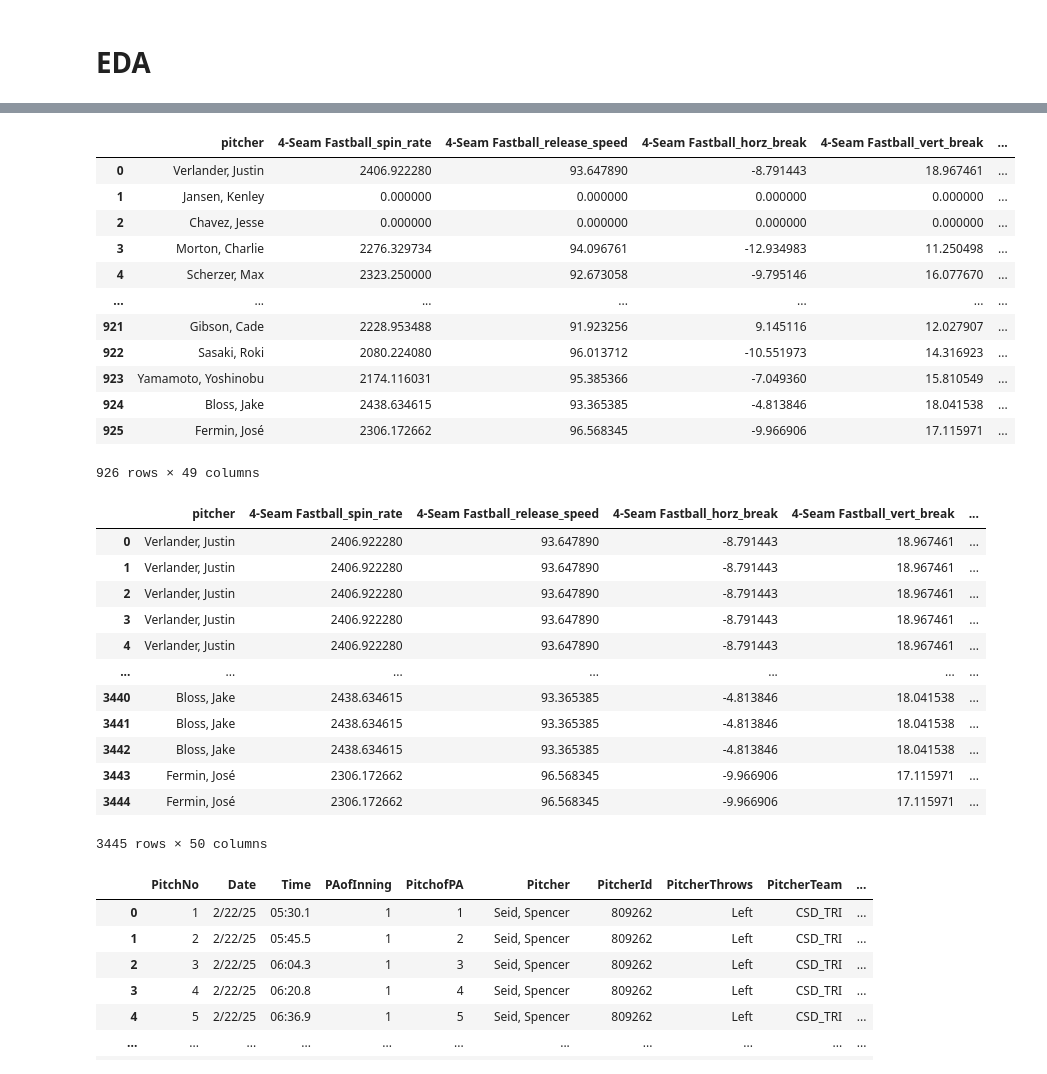
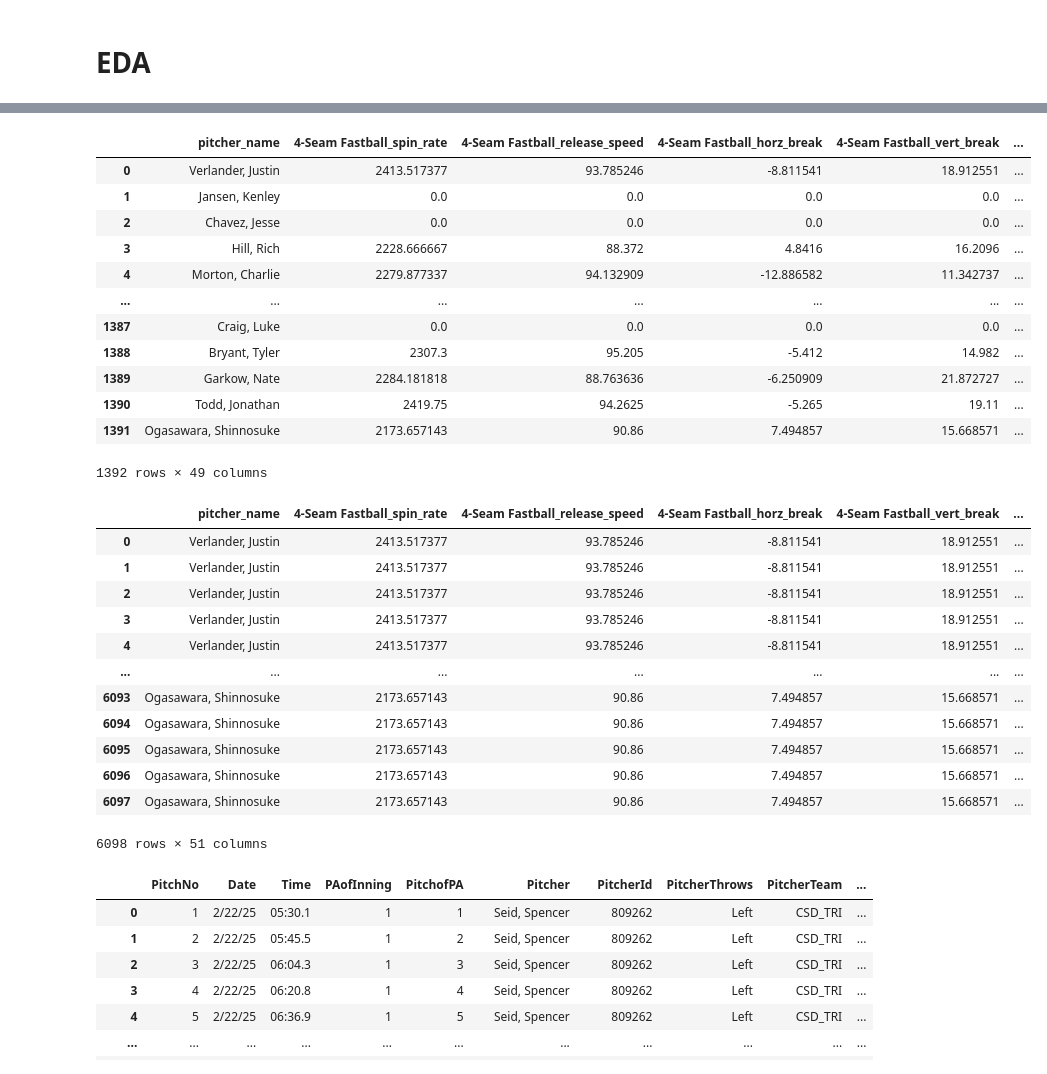
Before and after one commit to jackkalsched/UCSD_Baseball_25, a Jupyter notebook: Pitching/mlb arsenal comparisons/big_league_comparison.ipynb, the cells around one changed output, grey strips where cells are left out. Cells and saved outputs as stored; diff of their text form; code cells hidden in the pictures.

```diff
--- a/Pitching/mlb arsenal comparisons/big_league_comparison.ipynb
+++ b/Pitching/mlb arsenal comparisons/big_league_comparison.ipynb
@@ -28,14 +28,12 @@ warnings.filterwarnings("ignore")
 # Loading in the Data
 # %%
 ## the code below to run the data takes like 5 1/2 min to run but we get 4 years worth of data
-start_date = '2022-03-01'
-end_date = formatted_date
+start_date = '2024-03-01'
+end_date = '2025-08-01'
 
-## gets rid of 08/18/24 --> it's coming as an error on my end for some reason
-statcast_data_p1 = pyb.statcast(start_date, '2024-08-17')
-statcast_data_p2 = pyb.statcast('2024-08-19', end_date)
+statcast_data = pyb.statcast(start_date, end_date)
 
-statcast_data = pd.concat([statcast_data_p1, statcast_data_p2]).sort_values(by='game_date').reset_index(drop=True)
+statcast_data = statcast_data.sort_values(by='game_date').reset_index(drop=True)
 statcast_data = statcast_data[~statcast_data['pitch_type'].isna()].sort_values(by='game_date').reset_index(drop=True) ## gets rid of the null pitches
 statcast_data.head()
 # %% [output]
@@ -177,40 +163,41 @@ for pt in pitch_type:
 # Step 4: create DataFrame
 vectors_df = pd.DataFrame(final_vectors, columns=column_names)
 vectors_df.insert(0, 'pitcher', pitcher_names)
-vectors_df
+vectors_df = vectors_df.rename(columns = {'pitcher': 'pitcher_name'})
+display(vectors_df)
 # %% [output]
-|  | pitcher | 4-Seam Fastball_spin_rate | 4-Seam Fastball_release_speed | 4-Seam Fastball_horz_break | 4-Seam Fastball_vert_break | ... |
-| 0 | Verlander, Justin | 2406.922280 | 93.647890 | -8.791443 | 18.967461 | ... |
-| 1 | Jansen, Kenley | 0.000000 | 0.000000 | 0.000000 | 0.000000 | ... |
-| 2 | Chavez, Jesse | 0.000000 | 0.000000 | 0.000000 | 0.000000 | ... |
-| 3 | Morton, Charlie | 2276.329734 | 94.096761 | -12.934983 | 11.250498 | ... |
-| 4 | Scherzer, Max | 2323.250000 | 92.673058 | -9.795146 | 16.077670 | ... |
+|  | pitcher_name | 4-Seam Fastball_spin_rate | 4-Seam Fastball_release_speed | 4-Seam Fastball_horz_break | 4-Seam Fastball_vert_break | ... |
+| 0 | Verlander, Justin | 2413.517377 | 93.785246 | -8.811541 | 18.912551 | ... |
+| 1 | Jansen, Kenley | 0.0 | 0.0 | 0.0 | 0.0 | ... |
+| 2 | Chavez, Jesse | 0.0 | 0.0 | 0.0 | 0.0 | ... |
+| 3 | Hill, Rich | 2228.666667 | 88.372 | 4.8416 | 16.2096 | ... |
+| 4 | Morton, Charlie | 2279.877337 | 94.132909 | -12.886582 | 11.342737 | ... |
 | ... | ... | ... | ... | ... | ... | ... |
-| 921 | Gibson, Cade | 2228.953488 | 91.923256 | 9.145116 | 12.027907 | ... |
-| 922 | Sasaki, Roki | 2080.224080 | 96.013712 | -10.551973 | 14.316923 | ... |
-| 923 | Yamamoto, Yoshinobu | 2174.116031 | 95.385366 | -7.049360 | 15.810549 | ... |
-| 924 | Bloss, Jake | 2438.634615 | 93.365385 | -4.813846 | 18.041538 | ... |
-| 925 | Fermin, José | 2306.172662 | 96.568345 | -9.966906 | 17.115971 | ... |
+| 1387 | Craig, Luke | 0.0 | 0.0 | 0.0 | 0.0 | ... |
+| 1388 | Bryant, Tyler | 2307.3 | 95.205 | -5.412 | 14.982 | ... |
+| 1389 | Garkow, Nate | 2284.181818 | 88.763636 | -6.250909 | 21.872727 | ... |
+| 1390 | Todd, Jonathan | 2419.75 | 94.2625 | -5.265 | 19.11 | ... |
+| 1391 | Ogasawara, Shinnosuke | 2173.657143 | 90.86 | 7.494857 | 15.668571 | ... |
-926 rows × 49 columns
+1392 rows × 49 columns
 # %%
 # Add handedness
-mlb_vectors_withhand = vectors_df.merge(mlb_pitchers, left_on = 'pitcher', right_on = 'pitcher_name', how = 'left')
-mlb_vectors_withhand = mlb_vectors_withhand.drop(columns = ['pitcher_name', 'pitch_name', 'spin_rate', 'release_speed',	'horz_break', 'vert_break', 'extension', 'spin_axis'])
+mlb_vectors_withhand = vectors_df.merge(mlb_pitchers, on = ['pitcher_name'], how = 'left')
+mlb_vectors_withhand = mlb_vectors_withhand.drop(columns = ['pitcher', 'pitch_name', 'spin_rate', 'release_speed',	'horz_break', 'vert_break', 'extension', 'spin_axis'])
 mlb_vectors_withhand
 # %% [output]
-|  | pitcher | 4-Seam Fastball_spin_rate | 4-Seam Fastball_release_speed | 4-Seam Fastball_horz_break | 4-Seam Fastball_vert_break | ... |
-| 0 | Verlander, Justin | 2406.922280 | 93.647890 | -8.791443 | 18.967461 | ... |
-| 1 | Verlander, Justin | 2406.922280 | 93.647890 | -8.791443 | 18.967461 | ... |
-| 2 | Verlander, Justin | 2406.922280 | 93.647890 | -8.791443 | 18.967461 | ... |
-| 3 | Verlander, Justin | 2406.922280 | 93.647890 | -8.791443 | 18.967461 | ... |
-| 4 | Verlander, Justin | 2406.922280 | 93.647890 | -8.791443 | 18.967461 | ... |
+|  | pitcher_name | 4-Seam Fastball_spin_rate | 4-Seam Fastball_release_speed | 4-Seam Fastball_horz_break | 4-Seam Fastball_vert_break | ... |
+| 0 | Verlander, Justin | 2413.517377 | 93.785246 | -8.811541 | 18.912551 | ... |
+| 1 | Verlander, Justin | 2413.517377 | 93.785246 | -8.811541 | 18.912551 | ... |
+| 2 | Verlander, Justin | 2413.517377 | 93.785246 | -8.811541 | 18.912551 | ... |
+| 3 | Verlander, Justin | 2413.517377 | 93.785246 | -8.811541 | 18.912551 | ... |
+| 4 | Verlander, Justin | 2413.517377 | 93.785246 | -8.811541 | 18.912551 | ... |
 | ... | ... | ... | ... | ... | ... | ... |
-| 3440 | Bloss, Jake | 2438.634615 | 93.365385 | -4.813846 | 18.041538 | ... |
-| 3441 | Bloss, Jake | 2438.634615 | 93.365385 | -4.813846 | 18.041538 | ... |
-| 3442 | Bloss, Jake | 2438.634615 | 93.365385 | -4.813846 | 18.041538 | ... |
-| 3443 | Fermin, José | 2306.172662 | 96.568345 | -9.966906 | 17.115971 | ... |
-| 3444 | Fermin, José | 2306.172662 | 96.568345 | -9.966906 | 17.115971 | ... |
+| 6093 | Ogasawara, Shinnosuke | 2173.657143 | 90.86 | 7.494857 | 15.668571 | ... |
+| 6094 | Ogasawara, Shinnosuke | 2173.657143 | 90.86 | 7.494857 | 15.668571 | ... |
+| 6095 | Ogasawara, Shinnosuke | 2173.657143 | 90.86 | 7.494857 | 15.668571 | ... |
+| 6096 | Ogasawara, Shinnosuke | 2173.657143 | 90.86 | 7.494857 | 15.668571 | ... |
+| 6097 | Ogasawara, Shinnosuke | 2173.657143 | 90.86 | 7.494857 | 15.668571 | ... |
-3445 rows × 50 columns
+6098 rows × 51 columns
 # %%
 trackman = pd.read_csv('../../Files/merged_trackman_games.csv')
 trackman
```
Also changed, not shown: parts of 21 cells of this notebook.
